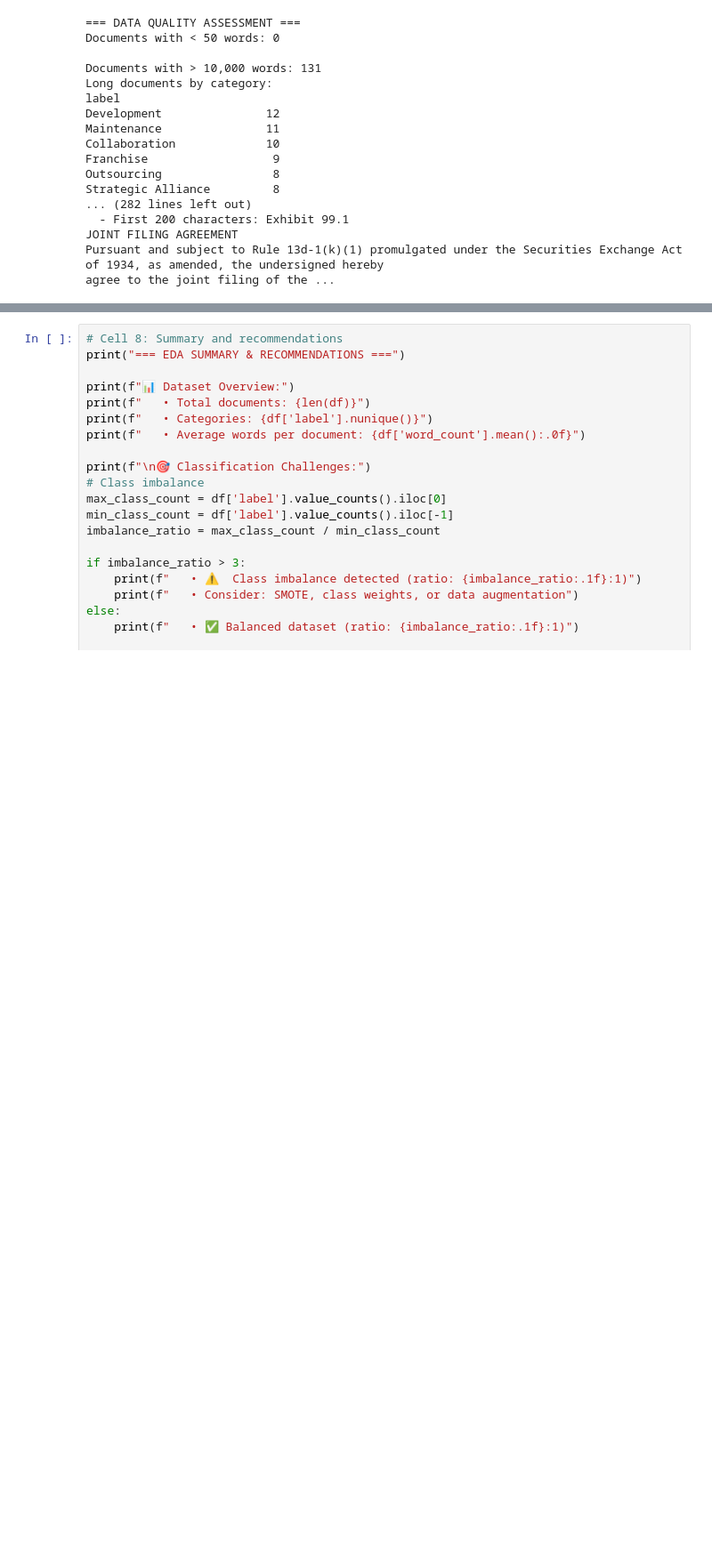
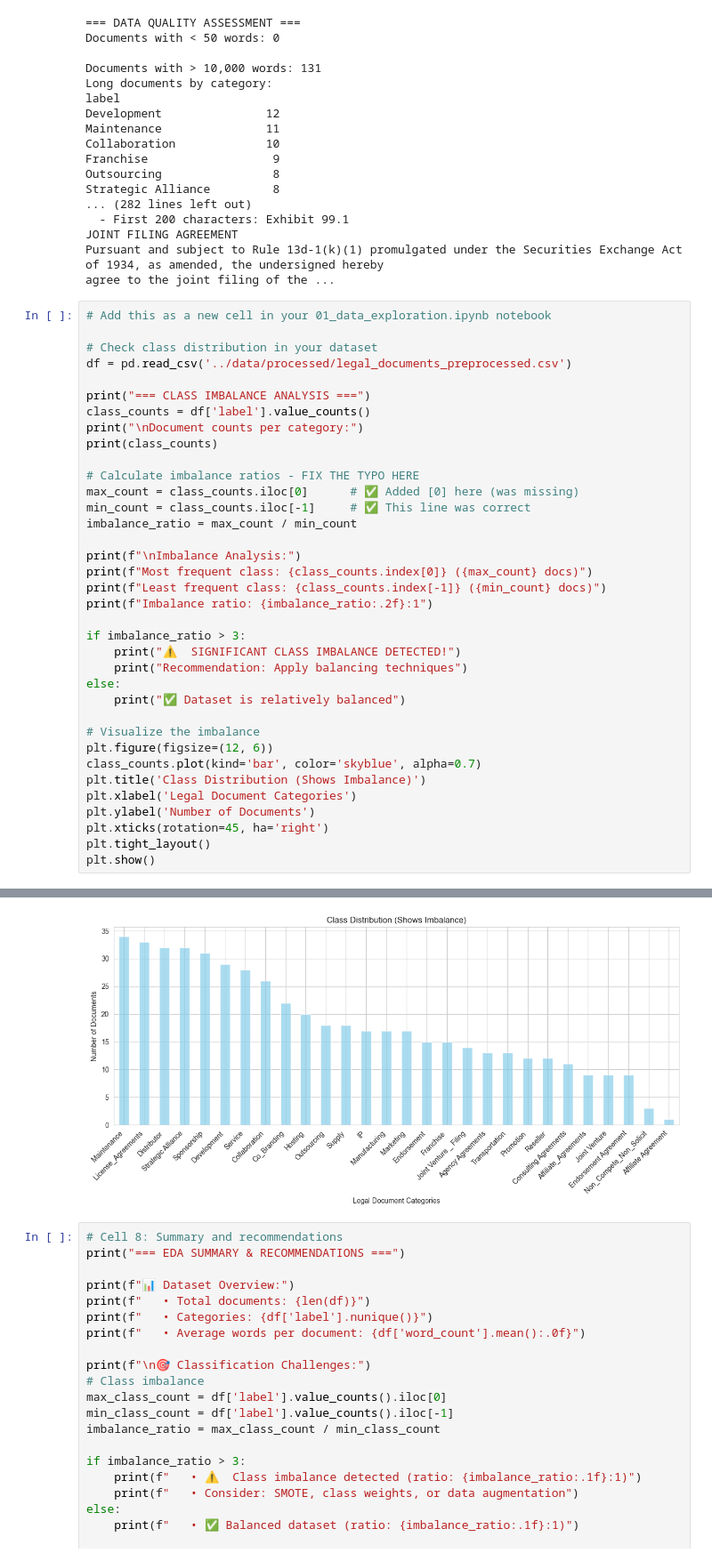
Before and after one commit to Kuldeep007Singh/legal-document-classifier, a Jupyter notebook: notebooks/01_data_exploration.ipynb, the cells around one changed output, grey strips where cells are left out. Shown: that part at 89% size. Cells and saved outputs as stored; diff of their text form; blank space fills up the shorter version.

```diff
--- a/notebooks/01_data_exploration.ipynb
+++ b/notebooks/01_data_exploration.ipynb
@@ -376,3 +376,40 @@ Strategic Alliance         8
 JOINT FILING AGREEMENT
 Pursuant and subject to Rule 13d-1(k)(1) promulgated under the Securities Exchange Act of 1934, as amended, the undersigned hereby
 agree to the joint filing of the ...
+# %%
+# Add this as a new cell in your 01_data_exploration.ipynb notebook
+
+# Check class distribution in your dataset
+df = pd.read_csv('../data/processed/legal_documents_preprocessed.csv')
+
+print("=== CLASS IMBALANCE ANALYSIS ===")
+class_counts = df['label'].value_counts()
+print("\nDocument counts per category:")
+print(class_counts)
+
+# Calculate imbalance ratios - FIX THE TYPO HERE
+max_count = class_counts.iloc[0]      # ✅ Added [0] here (was missing)
+min_count = class_counts.iloc[-1]     # ✅ This line was correct
+imbalance_ratio = max_count / min_count
+
+print(f"\nImbalance Analysis:")
+print(f"Most frequent class: {class_counts.index[0]} ({max_count} docs)")
+print(f"Least frequent class: {class_counts.index[-1]} ({min_count} docs)")
+print(f"Imbalance ratio: {imbalance_ratio:.2f}:1")
+
+if imbalance_ratio > 3:
+    print("⚠️  SIGNIFICANT CLASS IMBALANCE DETECTED!")
+    print("Recommendation: Apply balancing techniques")
+else:
+    print("✅ Dataset is relatively balanced")
+
+# Visualize the imbalance
+plt.figure(figsize=(12, 6))
+class_counts.plot(kind='bar', color='skyblue', alpha=0.7)
+plt.title('Class Distribution (Shows Imbalance)')
+plt.xlabel('Legal Document Categories')
+plt.ylabel('Number of Documents')
+plt.xticks(rotation=45, ha='right')
+plt.tight_layout()
+plt.show()
+# %% [output]
@@ -379,3 +433,4 @@ agree to the joint filing of the ...
+[figure, added]
 # %%
 # Cell 8: Summary and recommendations
 print("=== EDA SUMMARY & RECOMMENDATIONS ===")
```
Also changed, not shown: parts of 3 cells of this notebook, 3 other files.
